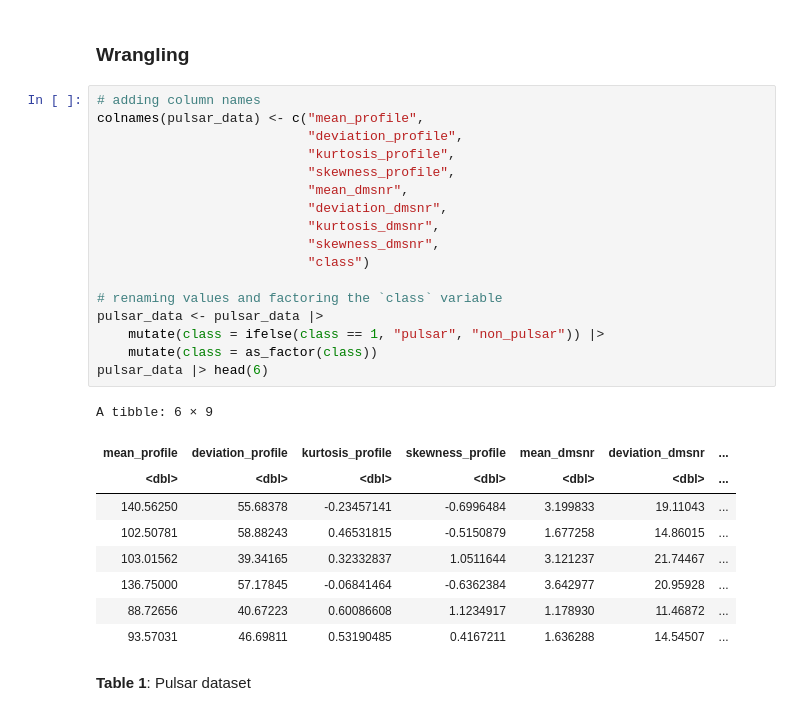
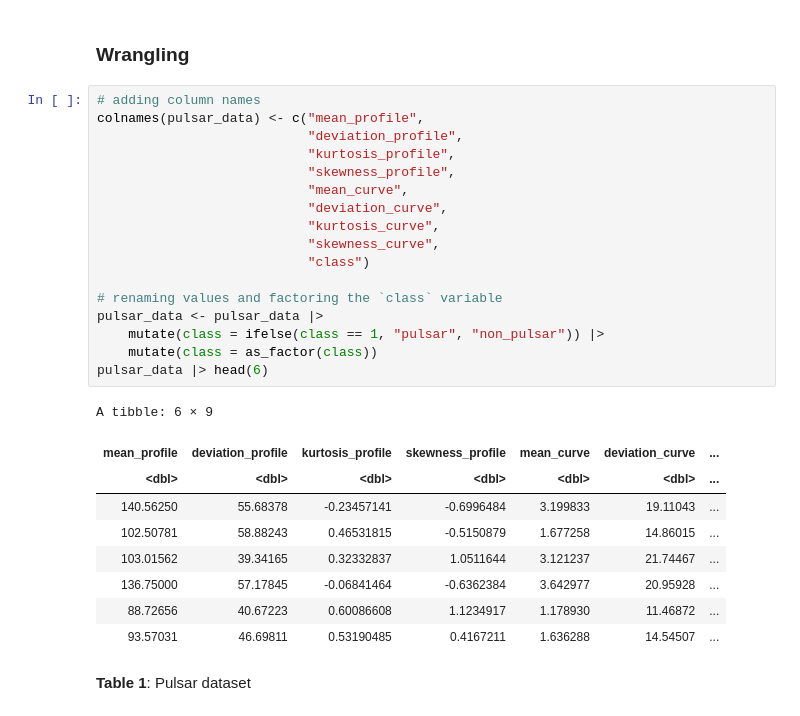
Before and after one commit to rchanpra/dsci-100-project, a Jupyter notebook: group_project_report.ipynb, the cells around one changed output. Cells and saved outputs as stored; diff of their text form.

```diff
--- a/group_project_report.ipynb
+++ b/group_project_report.ipynb
@@ -58,23 +59,23 @@ dbl (9): X1, X2, X3, X4, X5, X6, X7, X8, X9
 # %%
 # adding column names
 colnames(pulsar_data) <- c("mean_profile",
                            "deviation_profile",
                            "kurtosis_profile",
                            "skewness_profile",
-                           "mean_dmsnr",
-                           "deviation_dmsnr",
-                           "kurtosis_dmsnr",
-                           "skewness_dmsnr",
+                           "mean_curve",
+                           "deviation_curve",
+                           "kurtosis_curve",
+                           "skewness_curve",
                            "class")
 
 # renaming values and factoring the `class` variable
 pulsar_data <- pulsar_data |>
     mutate(class = ifelse(class == 1, "pulsar", "non_pulsar")) |>
     mutate(class = as_factor(class))
 pulsar_data |> head(6)
 # %% [output]
 A tibble: 6 × 9
-| mean_profile | deviation_profile | kurtosis_profile | skewness_profile | mean_dmsnr | deviation_dmsnr | ... |
+| mean_profile | deviation_profile | kurtosis_profile | skewness_profile | mean_curve | deviation_curve | ... |
 | <dbl> | <dbl> | <dbl> | <dbl> | <dbl> | <dbl> | ... |
 | 140.56250 | 55.68378 | -0.23457141 | -0.6996484 | 3.199833 | 19.11043 | ... |
 | 102.50781 | 58.88243 | 0.46531815 | -0.5150879 | 1.677258 | 14.86015 | ... |
```
Also changed, not shown: parts of 28 cells of this notebook.
